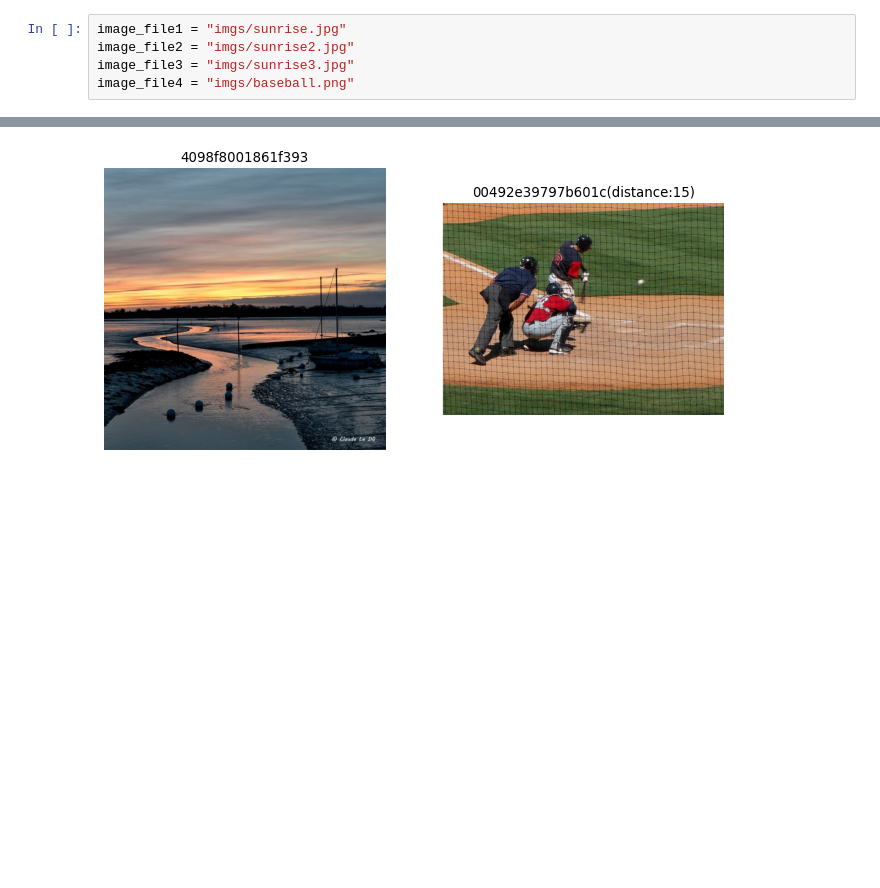
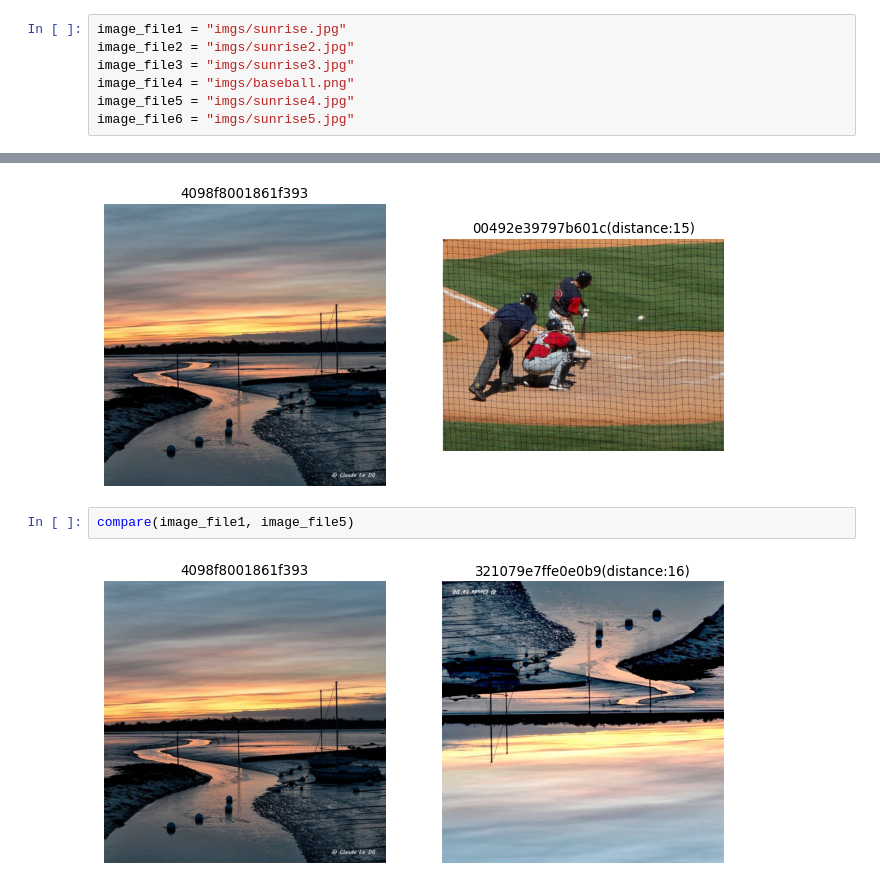
Before and after one commit to tang-ji/image-fingerprint, a Jupyter notebook: image-fingerprint.ipynb, the cells around one changed output, grey strips where cells are left out. Drawn from its saved outputs; the diff is of its cells as text; blank space fills up the shorter version.

```diff
--- a/image-fingerprint.ipynb
+++ b/image-fingerprint.ipynb
@@ -7,6 +7,8 @@ image_file1 = "imgs/sunrise.jpg"
 image_file2 = "imgs/sunrise2.jpg"
 image_file3 = "imgs/sunrise3.jpg"
 image_file4 = "imgs/baseball.png"
+image_file5 = "imgs/sunrise4.jpg"
+image_file6 = "imgs/sunrise5.jpg"
 # %%
 def get_hash(image_file):
     image = Image.open(image_file)
@@ -46,3 +48,7 @@ compare(image_file1, image_file3)
 compare(image_file1, image_file4)
 # %% [output]
 [figure]
+# %%
+compare(image_file1, image_file5)
+# %% [output]
+[figure, added]
```
Also changed, not shown: parts of 1 cell of this notebook.
